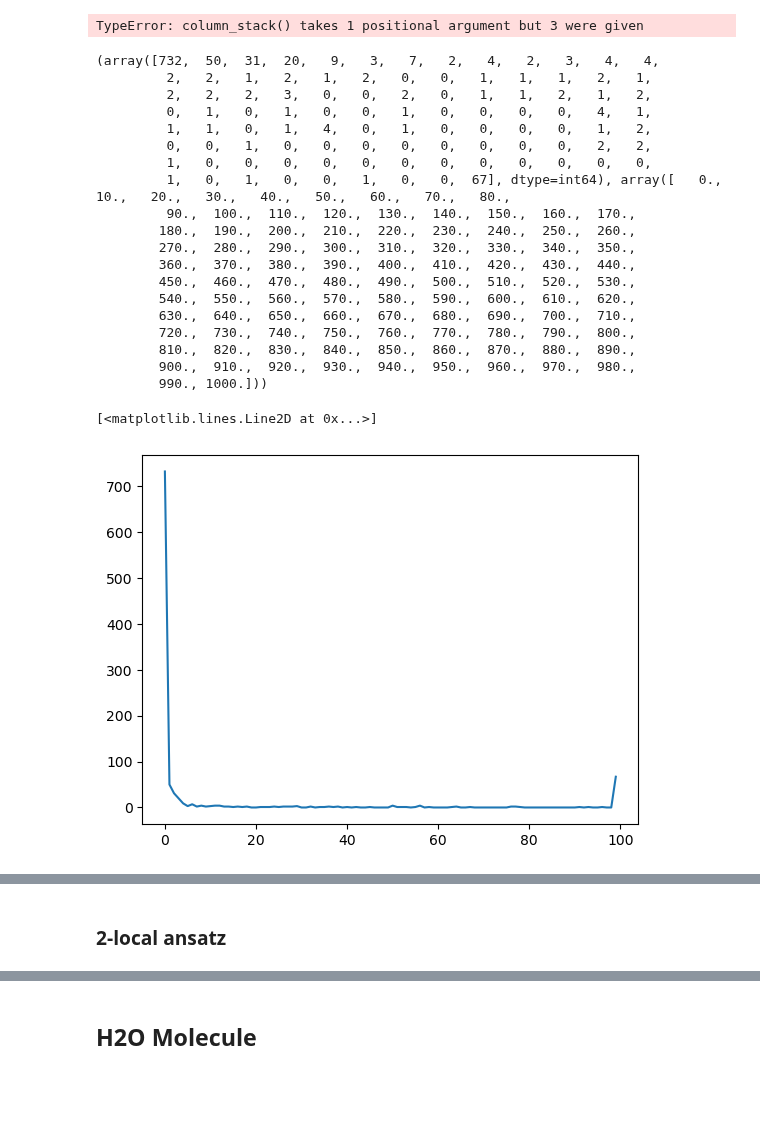
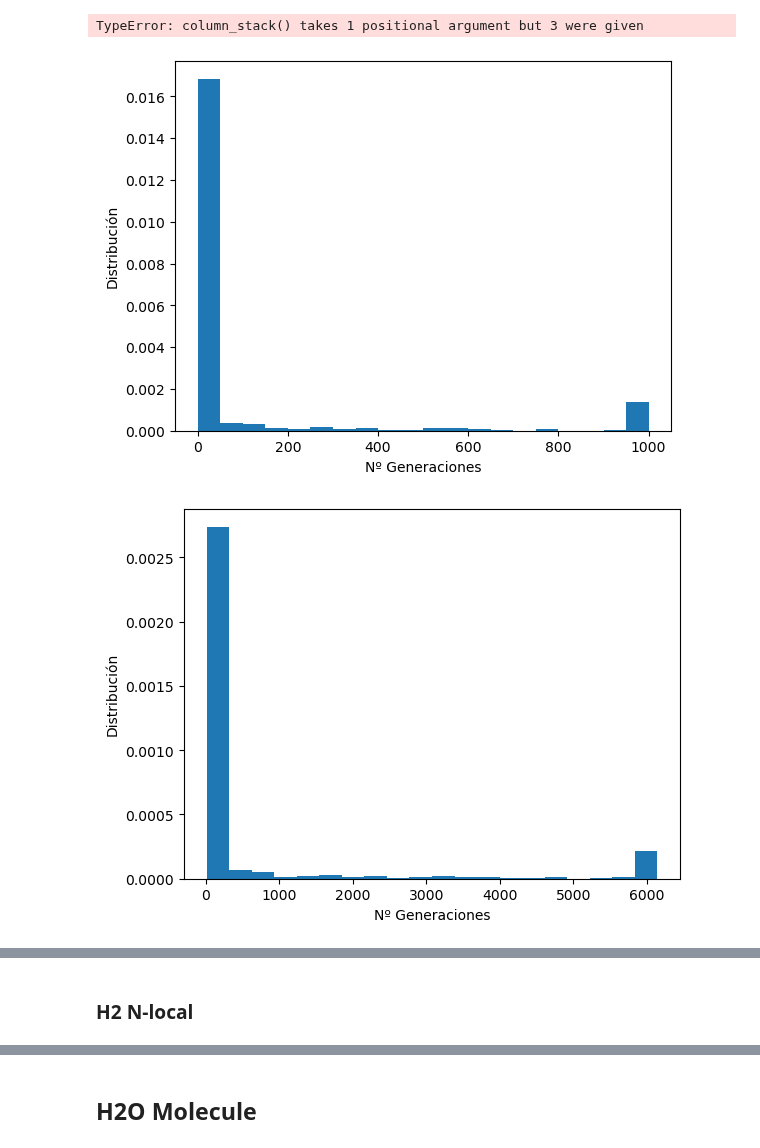
Before and after one commit to JLSM02/QML-Avoiding-BP, a Jupyter notebook: notebooks/VQE/BP_mitigation/Genetic_algorithm.ipynb, the cells around one changed output, grey strips where cells are left out. Drawn from its saved outputs; the diff is of its cells as text; code cells hidden in the pictures; blank space fills up the shorter version.

Commit message:
Ag images

```diff
--- a/notebooks/VQE/BP_mitigation/Genetic_algorithm.ipynb
+++ b/notebooks/VQE/BP_mitigation/Genetic_algorithm.ipynb
@@ -69,33 +69,34 @@ Experiment 998 terminated with 4 generations.
 Experiment 999 terminated with 1 generations.
 TypeError: column_stack() takes 1 positional argument but 3 were given
 # %%
-# Junto todos los datos en un array y los guardo en txt
-array_to_save = np.column_stack((generations_exp, evaluations_exp, time_exp))
-np.savetxt(f"data_GA_Z1Z2_twolocal_{pop}.csv", array_to_save, fmt="%d", delimiter=",")
+# Cargo los datos
+loaded_data = np.loadtxt("data/data_GA_Z1Z2_twolocal_10.csv", delimiter=",")
 
+n_bars = 20
 
-gen_hist = np.histogram(array_to_save[:, 0], 100)
-print(gen_hist)
-plt.plot(gen_hist[0])
+# Generations histogram
+hist = np.histogram(loaded_data[:, 0], 20, density=True)
+max_value = np.max(loaded_data[:, 0])
+plt.bar(hist[1][:-1]+max_value/n_bars/2, hist[0], max_value/n_bars)
+plt.ylabel("Distribución")
+plt.xlabel("Nº Generaciones")
+plt.show()
+
+# Evaluations histogram
+hist = np.histogram(loaded_data[:, 1], 20, density=True)
+max_value = np.max(loaded_data[:, 1])
+plt.bar(hist[1][:-1]+max_value/n_bars/2, hist[0], max_value/n_bars)
+plt.ylabel("Distribución")
+plt.xlabel("Nº Evaluaciones Función de coste")
+plt.show()
+
+# Time histogram
+hist = np.histogram(loaded_data[:, 2], 20, density=True)
+max_value = np.max(loaded_data[:, 2])
+plt.bar(hist[1][:-1]+max_value/n_bars/2, hist[0], max_value/n_bars)
+plt.ylabel("Distribución")
+plt.xlabel("Tiempo de ejecución (s)")
+plt.show()
 # %% [output]
-(array([732,  50,  31,  20,   9,   3,   7,   2,   4,   2,   3,   4,   4,
-         2,   2,   1,   2,   1,   2,   0,   0,   1,   1,   1,   2,   1,
-         2,   2,   2,   3,   0,   0,   2,   0,   1,   1,   2,   1,   2,
-         0,   1,   0,   1,   0,   0,   1,   0,   0,   0,   0,   4,   1,
-         1,   1,   0,   1,   4,   0,   1,   0,   0,   0,   0,   1,   2,
-         0,   0,   1,   0,   0,   0,   0,   0,   0,   0,   0,   2,   2,
-         1,   0,   0,   0,   0,   0,   0,   0,   0,   0,   0,   0,   0,
-         1,   0,   1,   0,   0,   1,   0,   0,  67], dtype=int64), array([   0.,   10.,   20.,   30.,   40.,   50.,   60.,   70.,   80.,
-         90.,  100.,  110.,  120.,  130.,  140.,  150.,  160.,  170.,
-        180.,  190.,  200.,  210.,  220.,  230.,  240.,  250.,  260.,
-        270.,  280.,  290.,  300.,  310.,  320.,  330.,  340.,  350.,
-        360.,  370.,  380.,  390.,  400.,  410.,  420.,  430.,  440.,
-        450.,  460.,  470.,  480.,  490.,  500.,  510.,  520.,  530.,
-        540.,  550.,  560.,  570.,  580.,  590.,  600.,  610.,  620.,
-        630.,  640.,  650.,  660.,  670.,  680.,  690.,  700.,  710.,
-        720.,  730.,  740.,  750.,  760.,  770.,  780.,  790.,  800.,
-        810.,  820.,  830.,  840.,  850.,  860.,  870.,  880.,  890.,
-        900.,  910.,  920.,  930.,  940.,  950.,  960.,  970.,  980.,
-        990., 1000.]))
-[<matplotlib.lines.Line2D at 0x...>]
-[figure, old version]
+[figure, new version]
+[figure, added]
@@ -102,5 +104,5 @@ plt.plot(gen_hist[0])
 # %% [markdown]
-### 2-local ansatz
+### H2 N-local
 # %%
 # Numero de experimentos (optimizaciones) a realizar
 n_experiments = 1000
```
Also changed, not shown: parts of 5 cells of this notebook, 2 other files.
